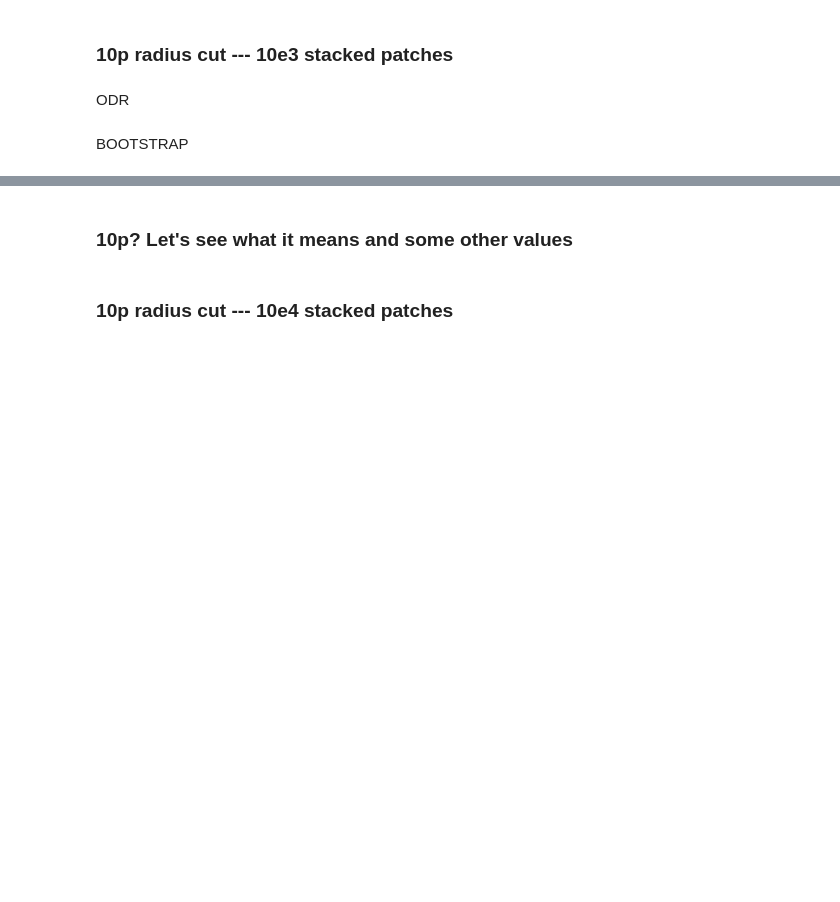
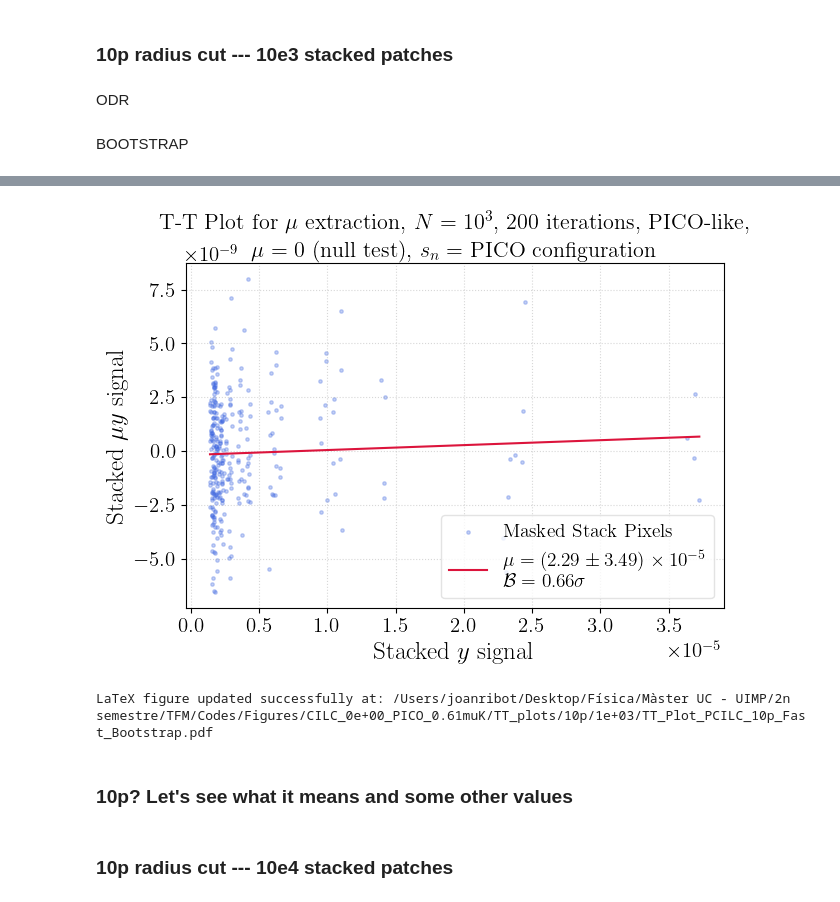
Before and after one commit to JoanRibotOliver/TFM, a Jupyter notebook: Code/CILC_0e+00_PICO_0.61muK.ipynb, the cells around one changed output, grey strips where cells are left out. Drawn from its saved outputs; the diff is of its cells as text; code cells hidden in the pictures; blank space fills up the shorter version.

```diff
--- a/Code/CILC_0e+00_PICO_0.61muK.ipynb
+++ b/Code/CILC_0e+00_PICO_0.61muK.ipynb
@@ -2975,3 +3207,19 @@ final_slope, robust_std_err, bias = plot_y_vs_muy_fast_bootstrap_10p_radius(
+# %%
+### LOAD THE BOOTSTRAP DATA AND PLOT THE FINAL T-T PLOT WITH LATEX RENDERING FOR PUBLICATION --- y_hat_cilc Vs. y_hat_muy_cilc --- 10^4 s.m. & 10p radius ###
+
+# Define paths
+data_dump_path = f"/Users/joanribot/HEAVY_STUFF/TFM_data/Processed_Maps/CILC_{mu:.0e}_{freq_str_name}_0.61muK_maps/Bootstrap_data/bootstrap_results_10e3.npz"
+pdf_output_path = f"/Users/joanribot/Desktop/Física/Màster UC - UIMP/2n semestre/TFM/Codes/Figures/CILC_{mu:.0e}_{freq_str_name}_0.61muK/TT_plots/10p/1e+03/TT_Plot_PCILC_10p_Fast_Bootstrap.pdf"
+
+# Run visualization cell instantly
+load_and_plot_latex_bootstrap(
+    saved_data_path=data_dump_path,
+    save_pdf_path=pdf_output_path,
+    freq_name=freq_str_name
+)
+# %% [output]
+[figure, added]
+LaTeX figure updated successfully at: /Users/joanribot/Desktop/Física/Màster UC - UIMP/2n semestre/TFM/Codes/Figures/CILC_0e+00_PICO_0.61muK/TT_plots/10p/1e+03/TT_Plot_PCILC_10p_Fast_Bootstrap.pdf
 # %% [markdown]
 ### 10p? Let's see what it means and some other values
 # %%
```
Also changed, not shown: parts of 10 cells of this notebook, 8 other files.
